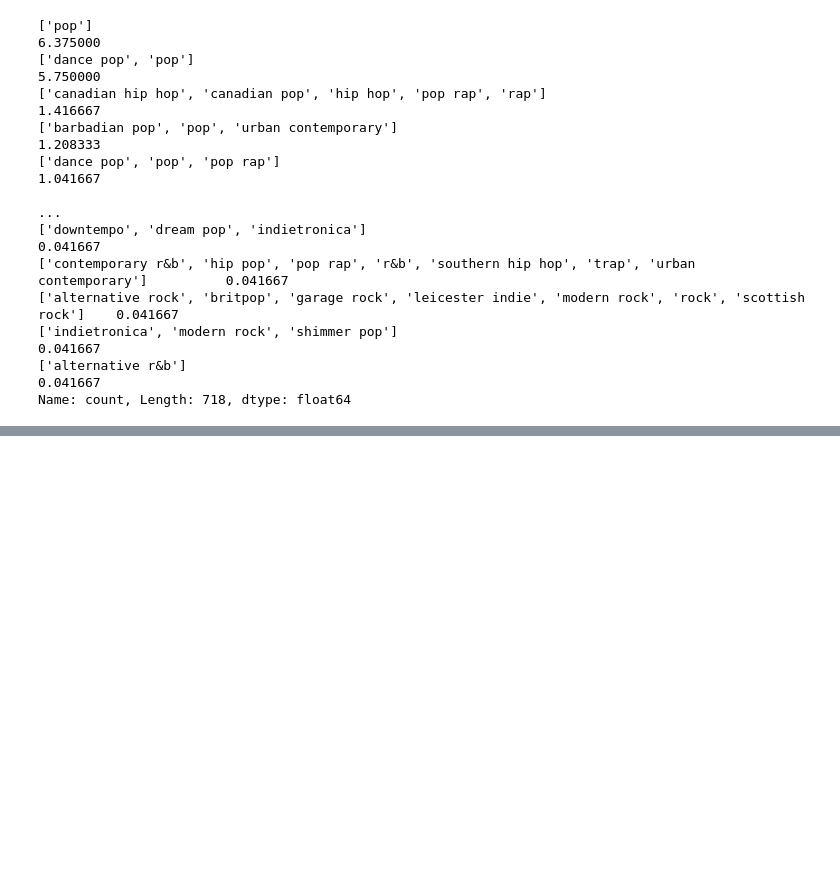
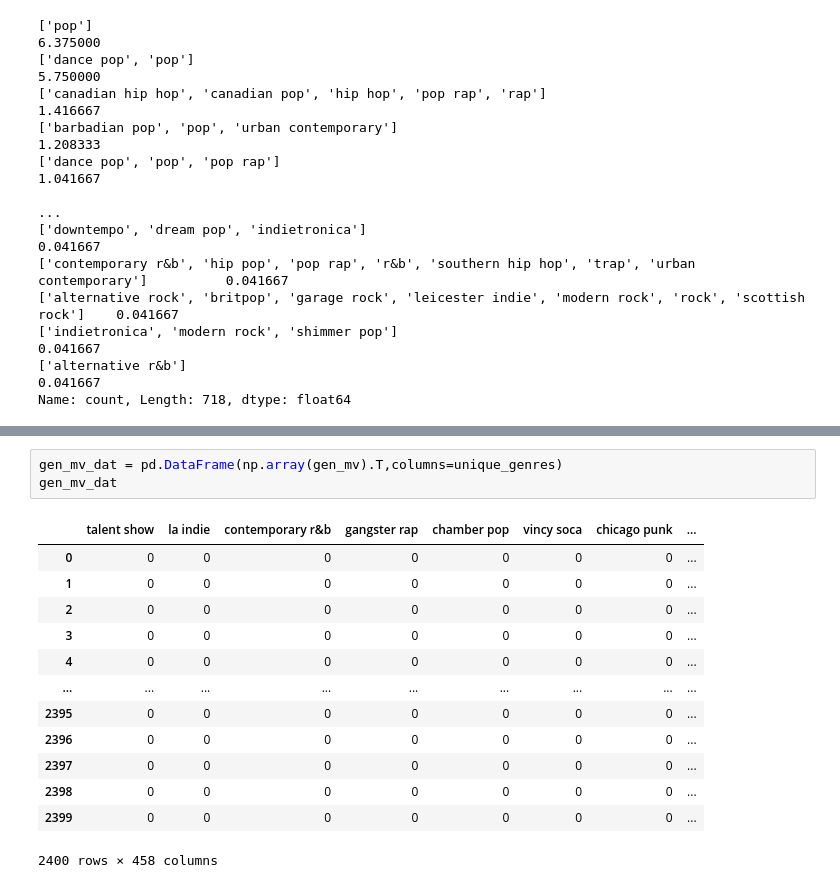
Before and after one commit to vickybelario/Multi-Label-Recommendation-of-Spotify-Music-Genres-Using-Content-Based-Filtering, a Jupyter notebook: model.ipynb, the cells around one changed output, grey strips where cells are left out. Saved outputs shown, nothing was run; the diff lists cells and outputs as text; blank space fills up the shorter version.

```diff
--- a/model.ipynb
+++ b/model.ipynb
@@ -179,0 +262,17 @@ Name: count, Length: 718, dtype: float64
+# %%
+gen_mv_dat = pd.DataFrame(np.array(gen_mv).T,columns=unique_genres)
+gen_mv_dat
+# %% [output]
+|  | talent show | la indie | contemporary r&b | gangster rap | chamber pop | vincy soca | chicago punk | ... |
+| 0 | 0 | 0 | 0 | 0 | 0 | 0 | 0 | ... |
+| 1 | 0 | 0 | 0 | 0 | 0 | 0 | 0 | ... |
+| 2 | 0 | 0 | 0 | 0 | 0 | 0 | 0 | ... |
+| 3 | 0 | 0 | 0 | 0 | 0 | 0 | 0 | ... |
+| 4 | 0 | 0 | 0 | 0 | 0 | 0 | 0 | ... |
+| ... | ... | ... | ... | ... | ... | ... | ... | ... |
+| 2395 | 0 | 0 | 0 | 0 | 0 | 0 | 0 | ... |
+| 2396 | 0 | 0 | 0 | 0 | 0 | 0 | 0 | ... |
+| 2397 | 0 | 0 | 0 | 0 | 0 | 0 | 0 | ... |
+| 2398 | 0 | 0 | 0 | 0 | 0 | 0 | 0 | ... |
+| 2399 | 0 | 0 | 0 | 0 | 0 | 0 | 0 | ... |
+2400 rows × 458 columns
```
Also changed, not shown: parts of 12 cells of this notebook, 1 other file.
